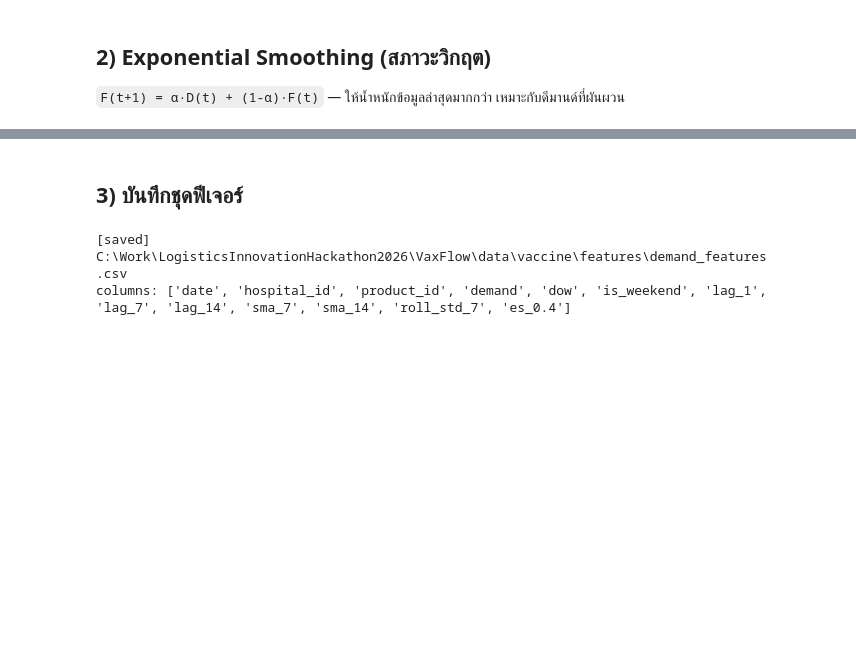
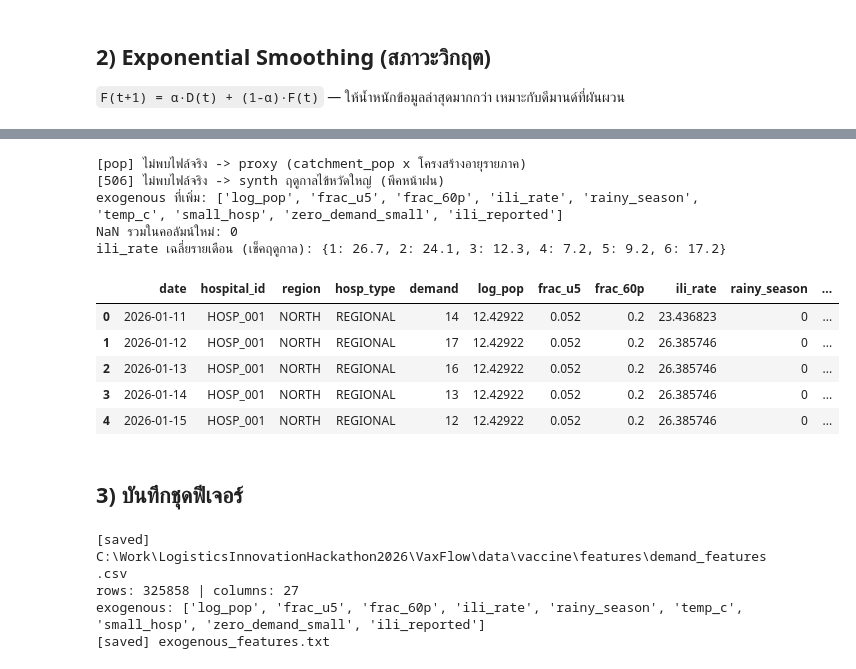
Before and after one commit to jetanin/VaxFlow, a Jupyter notebook: notebook/03_feature_engineering.ipynb, the cells around one changed output, grey strips where cells are left out. Saved outputs shown, nothing was run; the diff lists cells and outputs as text; code cells hidden in the pictures; blank space fills up the shorter version.

```diff
--- a/notebook/03_feature_engineering.ipynb
+++ b/notebook/03_feature_engineering.ipynb
@@ -57,9 +194,62 @@ features: (1660, 13)
+# %%
+# ── merge exogenous เข้า feat ──────────────────────────────────────
+feat = feat.merge(HOSP_META, on="hospital_id", how="left")
+
+pop = load_population()
+pop["log_pop"] = np.log1p(pop["pop_total"])
+pop["frac_u5"] = pop["pop_u5"] / pop["pop_total"]
+pop["frac_60p"] = pop["pop_60p"] / pop["pop_total"]
+feat = feat.merge(pop[["hospital_id", "pop_total", "log_pop", "frac_u5", "frac_60p"]],
+                  on="hospital_id", how="left")
+
+flu = load_influenza(feat[["date", "province"]].drop_duplicates())
+feat = feat.merge(flu, on=["date", "province"], how="left")
+feat = add_climate(feat)
+
+# ════════════════════════════════════════════════════════════════════
+# 5) Reporting-bias guard — "0 = ไม่รายงาน" ไม่ใช่ "0 = ไม่มีความต้องการ"
+#    รพ.เล็ก (ชุมชน/เฉพาะทาง) มักบันทึกไม่ครบ → อย่าให้โมเดลเรียนว่าดีมานด์=0 จริง
+# ════════════════════════════════════════════════════════════════════
+SMALL_TYPES = {"COMMUNITY", "SPECIALIZED"}
+feat["small_hosp"] = feat["hosp_type"].isin(SMALL_TYPES).astype(int)
+# flag ไว้ให้โมเดล/ผู้ใช้รู้ (ไม่บิดค่า demand จริง) — กันสรุปผิดว่า รพ.เล็กไม่ต้องการวัคซีน
+feat["zero_demand_small"] = ((feat["demand"] == 0) & (feat["small_hosp"] == 1)).astype(int)
+# ili_rate ที่ไม่มีรายงาน (จาก 506 จริง) = ข้อมูลขาด ไม่ใช่ความเสี่ยง 0 → เติมมัธยฐานรายภาค
+feat["ili_reported"] = feat["ili_rate"].notna().astype(int)
+feat["ili_rate"] = feat.groupby("region")["ili_rate"].transform(lambda s: s.fillna(s.median()))
+feat["ili_rate"] = feat["ili_rate"].fillna(feat["ili_rate"].median())  # กันภาคที่ว่างทั้งภาค
+
+EXOG = ["log_pop", "frac_u5", "frac_60p", "ili_rate", "rainy_season", "temp_c",
+        "small_hosp", "zero_demand_small", "ili_reported"]
+print("exogenous ที่เพิ่ม:", EXOG)
+print("NaN รวมในคอลัมน์ใหม่:", int(feat[EXOG].isna().sum().sum()))
+print("ili_rate เฉลี่ยรายเดือน (เช็คฤดูกาล):",
+      feat.groupby(feat["date"].dt.month)["ili_rate"].mean().round(1).to_dict())
+feat[["date", "hospital_id", "region", "hosp_type", "demand"] + EXOG].head()
+# %% [output]
+[pop] ไม่พบไฟล์จริง -> proxy (catchment_pop x โครงสร้างอายุรายภาค)
+[506] ไม่พบไฟล์จริง -> synth ฤดูกาลไข้หวัดใหญ่ (พีคหน้าฝน)
+exogenous ที่เพิ่ม: ['log_pop', 'frac_u5', 'frac_60p', 'ili_rate', 'rainy_season', 'temp_c', 'small_hosp', 'zero_demand_small', 'ili_reported']
+NaN รวมในคอลัมน์ใหม่: 0
+ili_rate เฉลี่ยรายเดือน (เช็คฤดูกาล): {1: 26.7, 2: 24.1, 3: 12.3, 4: 7.2, 5: 9.2, 6: 17.2}
+|  | date | hospital_id | region | hosp_type | demand | log_pop | frac_u5 | frac_60p | ili_rate | rainy_season | ... |
+| 0 | 2026-01-11 | HOSP_001 | NORTH | REGIONAL | 14 | 12.42922 | 0.052 | 0.2 | 23.436823 | 0 | ... |
+| 1 | 2026-01-12 | HOSP_001 | NORTH | REGIONAL | 17 | 12.42922 | 0.052 | 0.2 | 26.385746 | 0 | ... |
+| 2 | 2026-01-13 | HOSP_001 | NORTH | REGIONAL | 16 | 12.42922 | 0.052 | 0.2 | 26.385746 | 0 | ... |
+| 3 | 2026-01-14 | HOSP_001 | NORTH | REGIONAL | 13 | 12.42922 | 0.052 | 0.2 | 26.385746 | 0 | ... |
+| 4 | 2026-01-15 | HOSP_001 | NORTH | REGIONAL | 12 | 12.42922 | 0.052 | 0.2 | 26.385746 | 0 | ... |
 # %% [markdown]
 ## 3) บันทึกชุดฟีเจอร์
 # %%
 feat.to_csv(FEAT / 'demand_features.csv', index=False, encoding='utf-8-sig')
 print('[saved]', (FEAT / 'demand_features.csv').resolve())
-print('columns:', list(feat.columns))
+print('rows:', len(feat), '| columns:', len(feat.columns))
+print('exogenous:', EXOG)
+# manifest รายชื่อฟีเจอร์ exogenous — ให้ notebook 04/05 อ่านไปใช้ได้โดยไม่ hardcode
+(FEAT / 'exogenous_features.txt').write_text('\n'.join(EXOG), encoding='utf-8')
+print('[saved]', (FEAT / 'exogenous_features.txt').name)
 # %% [output]
 [saved] C:\Work\LogisticsInnovationHackathon2026\VaxFlow\data\vaccine\features\demand_features.csv
-columns: ['date', 'hospital_id', 'product_id', 'demand', 'dow', 'is_weekend', 'lag_1', 'lag_7', 'lag_14', 'sma_7', 'sma_14', 'roll_std_7', 'es_0.4']
+rows: 325858 | columns: 27
+exogenous: ['log_pop', 'frac_u5', 'frac_60p', 'ili_rate', 'rainy_season', 'temp_c', 'small_hosp', 'zero_demand_small', 'ili_reported']
+[saved] exogenous_features.txt
```
Also changed, not shown: parts of 6 cells of this notebook, 11 other files.
